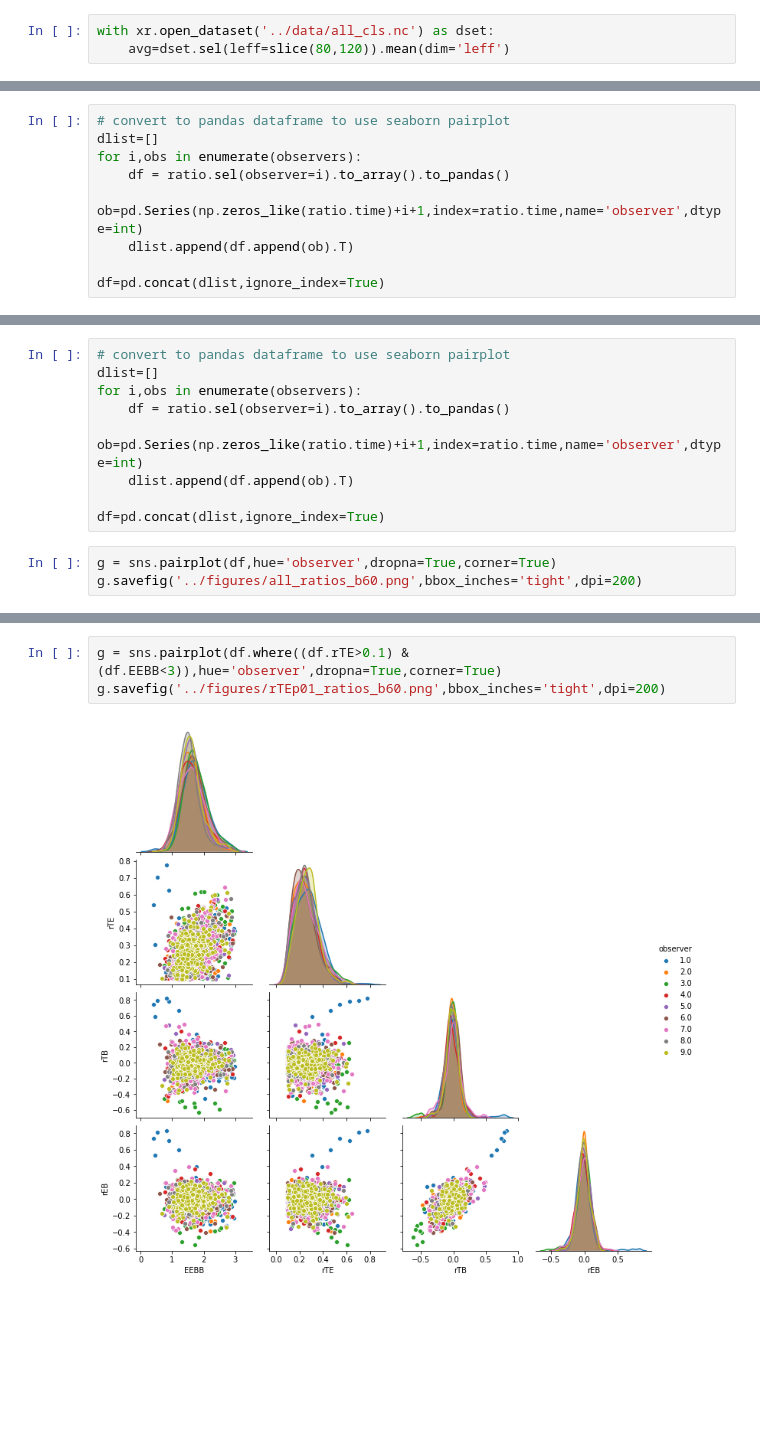
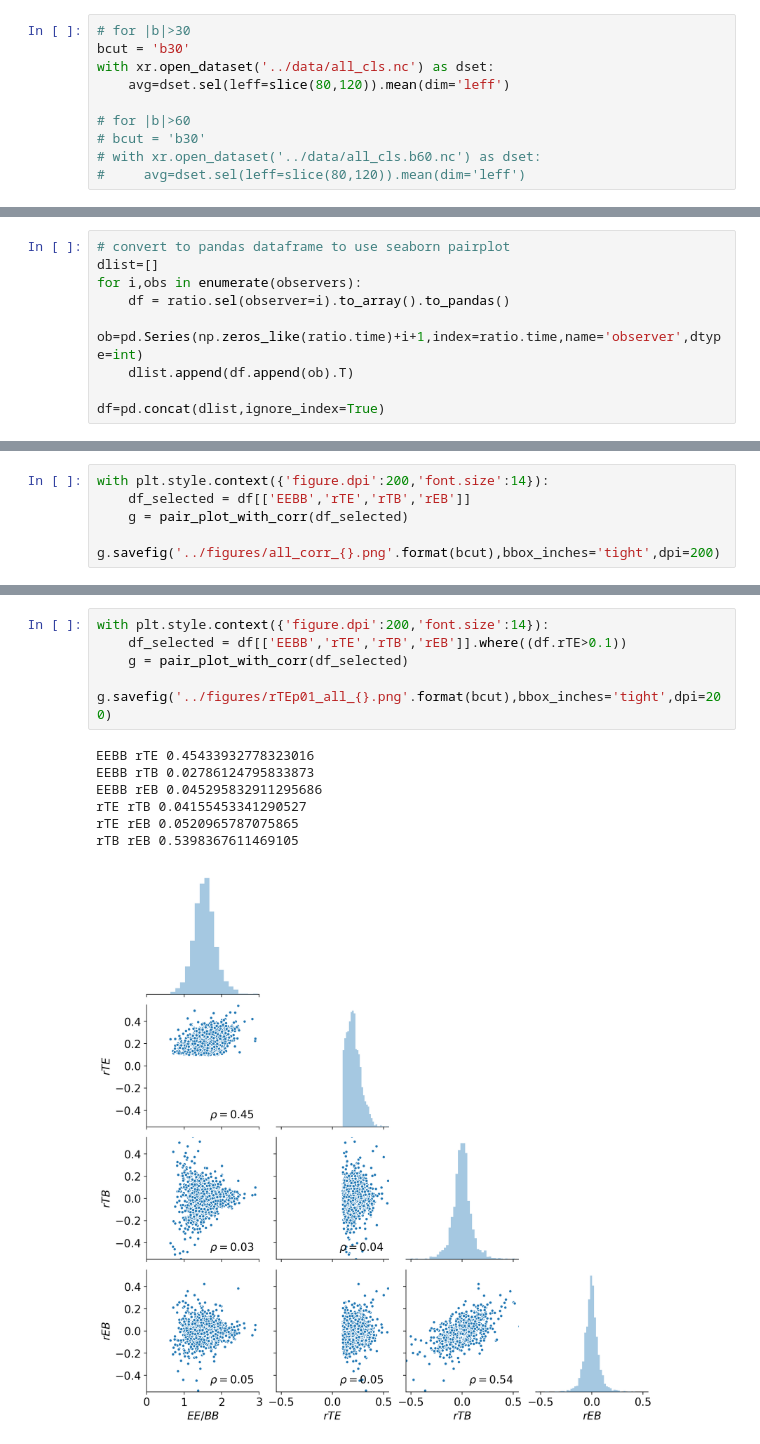
Before and after one commit to changgoo/TIGRESS-TB-EB, a Jupyter notebook: notebook/namaster-cl-correlation.ipynb, the cells around one changed output, grey strips where cells are left out. Cells and saved outputs as stored; diff of their text form; blank space fills up the shorter version.

Commit message:
Update figures with correlation coefficient

```diff
--- a/notebook/namaster-cl-correlation.ipynb
+++ b/notebook/namaster-cl-correlation.ipynb
@@ -29,6 +27,13 @@ import seaborn as sns
 # %%
+# for |b|>30
+bcut = 'b30'
 with xr.open_dataset('../data/all_cls.nc') as dset:
     avg=dset.sel(leff=slice(80,120)).mean(dim='leff')
+
+# for |b|>60
+# bcut = 'b30'
+# with xr.open_dataset('../data/all_cls.b60.nc') as dset:
+#     avg=dset.sel(leff=slice(80,120)).mean(dim='leff')
 # %%
 ratio=xr.Dataset()
 ratio['EEBB'] = avg['EE']/avg['BB']
@@ -83,12 +71,0 @@ ratio.mean(dim='observer').to_array().plot(col='variable',sharey=False,col_wrap=
-# %%
-# convert to pandas dataframe to use seaborn pairplot
-dlist=[]
-for i,obs in enumerate(observers):
-    df = ratio.sel(observer=i).to_array().to_pandas()
-    ob=pd.Series(np.zeros_like(ratio.time)+i+1,index=ratio.time,name='observer',dtype=int)
-    dlist.append(df.append(ob).T)
-
-df=pd.concat(dlist,ignore_index=True)
-# %%
-g = sns.pairplot(df,hue='observer',dropna=True,corner=True)
-g.savefig('../figures/all_ratios_b60.png',bbox_inches='tight',dpi=200)
@@ -96,0 +111,5 @@ g.savefig('../figures/all_ratios_b60.png',bbox_inches='tight',dpi=200)
+# %%
+with plt.style.context({'figure.dpi':200,'font.size':14}):
+    df_selected = df[['EEBB','rTE','rTB','rEB']]
+    g = pair_plot_with_corr(df_selected)
+    g.savefig('../figures/all_corr_{}.png'.format(bcut),bbox_inches='tight',dpi=200)
@@ -97,5 +126,13 @@ g.savefig('../figures/all_ratios_b60.png',bbox_inches='tight',dpi=200)
 # %%
-g = sns.pairplot(df.where((df.rTE>0.1) & (df.EEBB<3)),hue='observer',dropna=True,corner=True)
-g.savefig('../figures/rTEp01_ratios_b60.png',bbox_inches='tight',dpi=200)
+with plt.style.context({'figure.dpi':200,'font.size':14}):
+    df_selected = df[['EEBB','rTE','rTB','rEB']].where((df.rTE>0.1))
+    g = pair_plot_with_corr(df_selected)
+    g.savefig('../figures/rTEp01_all_{}.png'.format(bcut),bbox_inches='tight',dpi=200)
 # %% [output]
+EEBB rTE 0.45433932778323016
+EEBB rTB 0.02786124795833873
+EEBB rEB 0.045295832911295686
+rTE rTB 0.04155453341290527
+rTE rEB 0.0520965787075865
+rTB rEB 0.5398367611469105
-[figure, old version]
+[figure, new version]
```
Also changed, not shown: parts of 19 cells of this notebook, 1 other file.
